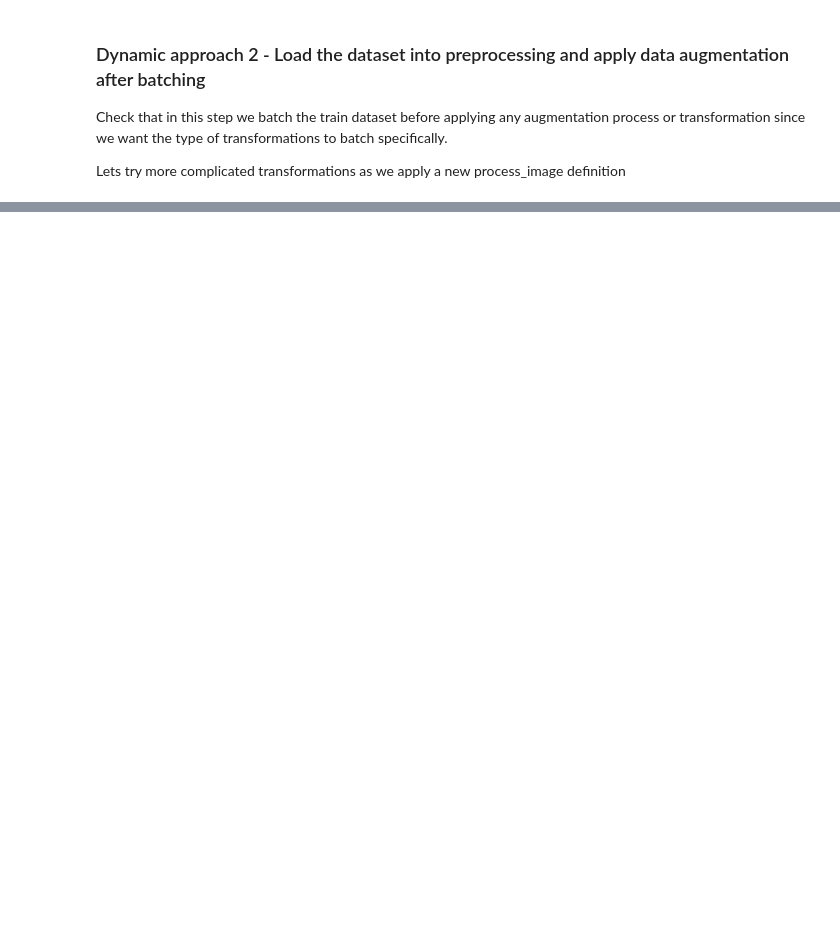
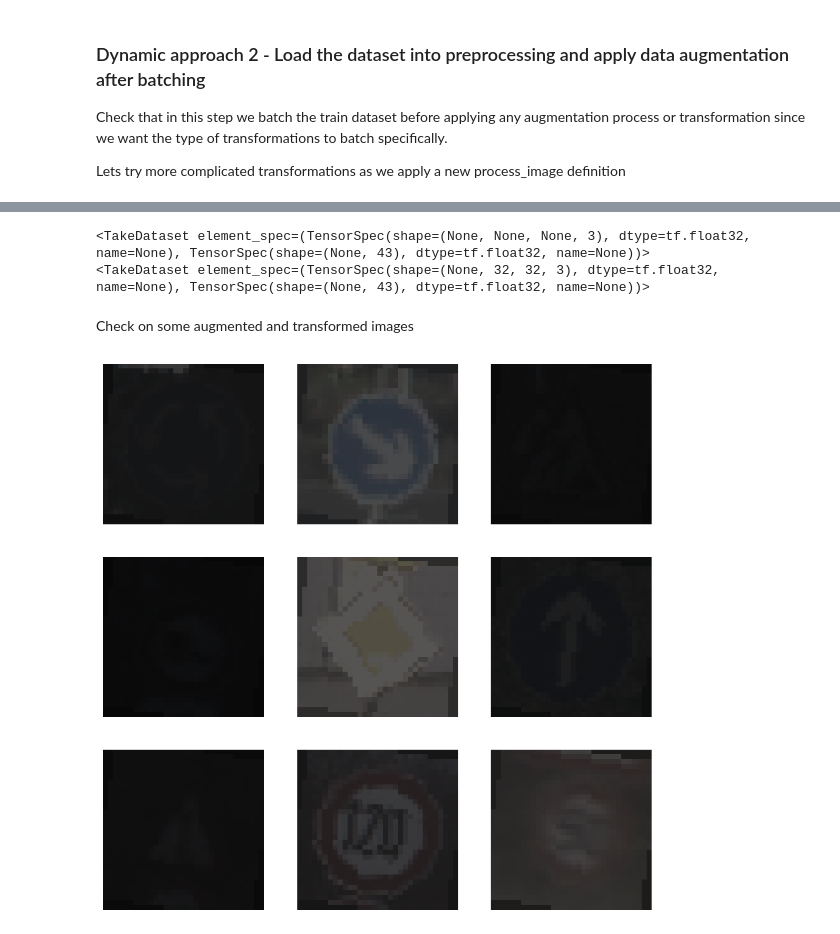
Before and after one commit to JoaoRamoss/computer-vision, a Jupyter notebook: dynamicNotebook.ipynb, the cells around one changed output, grey strips where cells are left out. Saved outputs shown, nothing was run; the diff lists cells and outputs as text; code cells hidden in the pictures; blank space fills up the shorter version.

```diff
--- a/dynamicNotebook.ipynb
+++ b/dynamicNotebook.ipynb
@@ -869,0 +1022,10 @@ Check that in this step we batch the train dataset before applying any augmentat
+# %%
+# Normalize method
+def normalize(images,labels):
+    images = tf.cast(images,tf.float32)
+    images /=255
+    return images, labels
+
+train2P_ds = train2P_ds.map(normalize,num_parallel_calls=AUTOTUNE)
+validation2P_ds = validation2P_ds.map(normalize,num_parallel_calls=AUTOTUNE)
+test2P_ds = test2P_ds.map(normalize,num_parallel_calls=AUTOTUNE)
@@ -869,0 +1040,4 @@ Check that in this step we batch the train dataset before applying any augmentat
+# %%
+train2P_ds = train2P_ds.cache()
+train2P_ds = train2P_ds.shuffle(buffer_size=10200)
+train2P_ds = train2P_ds.cache().prefetch(buffer_size=AUTOTUNE)
@@ -869,0 +1050,11 @@ Check that in this step we batch the train dataset before applying any augmentat
+# %%
+def process_augment2(image,label):
+    #image = tfa.image.rotate(image, tf.random.uniform(shape=(), minval=-0.175, maxval=0.175))
+    #img = tfa.image.rotate(image, tf.random.uniform(shape=(), minval=-0.175, maxval=0.175))
+    #tx = tf.random.uniform(shape=(), minval=-3, maxval=3, dtype=tf.dtypes.float32)
+    #ty = tf.random.uniform(shape=(), minval=-3, maxval=3, dtype=tf.dtypes.float32)
+    #img = tfa.image.translate(img, [tx,ty])
+    image,label = process_image_rotate(image,label)
+    image = tf.image.random_brightness(image,max_delta=0.3)
+    image = tf.image.random_contrast(image,0.2,0.5)
+    return image,label
@@ -869,0 +1074,19 @@ Check that in this step we batch the train dataset before applying any augmentat
+# %%
+train2P_ds_aug = train2P_ds
+train2P_ds_aug = train2P_ds_aug.cache()
+train2P_ds_aug = train2P_ds_aug.shuffle(buffer_size=10200)
+train2P_ds_aug = train2P_ds_aug.map(process_augment2)
+train2P_ds_aug = train2P_ds_aug.prefetch(buffer_size=AUTOTUNE)
+# %%
+print(train2P_ds_aug.take(1))
+print(train2P_ds.take(1))
+# %% [output]
+<TakeDataset element_spec=(TensorSpec(shape=(None, None, None, 3), dtype=tf.float32, name=None), TensorSpec(shape=(None, 43), dtype=tf.float32, name=None))>
+<TakeDataset element_spec=(TensorSpec(shape=(None, 32, 32, 3), dtype=tf.float32, name=None), TensorSpec(shape=(None, 43), dtype=tf.float32, name=None))>
+# %% [markdown]
+Check on some augmented and transformed images
+# %%
+for images, _ in train2P_ds_aug.take(1):
+    visualize_augment(images,_)
+# %% [output]
+[figure, added]
```
Also changed, not shown: parts of 58 cells of this notebook, 19 other files.
